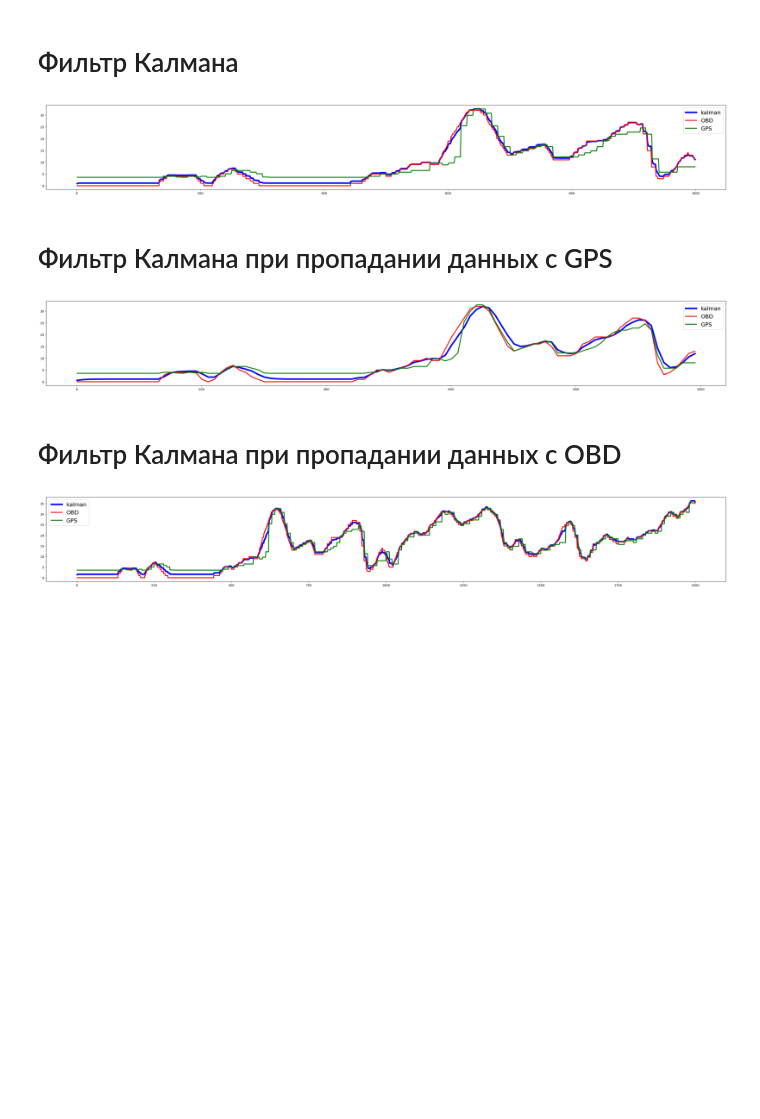
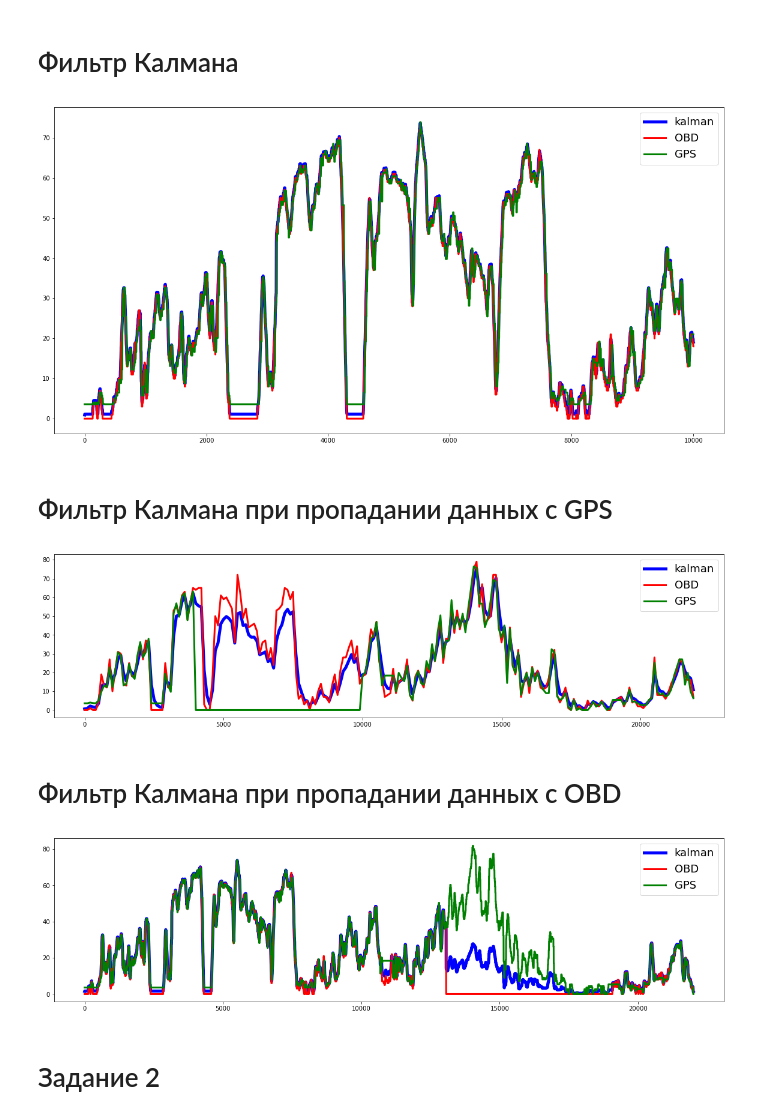
Before and after one commit to 1mm0rTaLzzz/SNAR_HW3_Kalman, a Jupyter notebook: HW3Kalman.ipynb, the cells around one changed output. Drawn from its saved outputs; the diff is of its cells as text; code cells hidden in the pictures; blank space fills up the shorter version.

```diff
--- a/HW3Kalman.ipynb
+++ b/HW3Kalman.ipynb
@@ -187,7 +188,7 @@ def update(mu1,var1,mu2,var2):
 
 def printg(t1,t,t2,time_GPS,correction,speed_GPS,speed_OBD):
     f=plt.figure()
-    f.set_figwidth(40)
+    f.set_figwidth(20)
     f.set_figheight(5)
     plt.plot([i for i in range(len(time_GPS))][t1:t:t2], correction[t1//t2:t//t2:], label='kalman', c='b',linewidth = 5)
     plt.plot([i for i in range(len(time_GPS))][t1:t:t2], speed_OBD[t1:t:t2], label='OBD', c='r', linewidth = 3)
@@ -196,30 +197,30 @@ def printg(t1,t,t2,time_GPS,correction,speed_GPS,speed_OBD):
 # %%
 correction =[]
 
 mu, sigma = 0, 80.
 
 ksi_GPS = 10
 ksi_OBD = 2
 
 v=1
 v_sigma = 2
 
 t2 = 1
 for t in range(1,len(speed_GPS),t2):
 
     mu, sigma = predict(mu, sigma, v, v_sigma)
 
     meas_GPS, meas_OBD = speed_GPS[t-1], speed_OBD[t-1]
 
     mu2, sigma2 = update(meas_OBD, ksi_OBD, meas_GPS, ksi_GPS)
 
     mu, sigma = update(mu, sigma, mu2, sigma2)
 
     correction.append(mu)
 
-printg(1,1000,t2,time_GPS,correction,speed_GPS,speed_OBD)
+printg(1,10000,t2,time_GPS,correction,speed_GPS,speed_OBD)
 # %% [output]
-[figure, old version]
+[figure, new version]
 # %% [markdown]
 # Фильтр Калмана при пропадании данных с GPS
 # %%
@@ -255,7 +256,7 @@ ksi_OBD = 2
 v=1
 v_sigma = 2
 
-t2 = 10
+t2 = 100
 for t in range(1,len(speed_GPS),t2):
 
     mu, sigma = predict(mu, sigma, v, v_sigma)
@@ -268,9 +269,9 @@ for t in range(1,len(speed_GPS),t2):
 
     correction.append(mu)
 
-printg(1,1000,t2,time_GPS,correction,speed_GPS,speed_OBD)
+printg(1,22000,t2,time_GPS,correction,speed_GPS,speed_OBD)
 # %% [output]
-[figure, old version]
+[figure, new version]
 # %% [markdown]
 # Фильтр Калмана при пропадании данных с OBD
 # %%
@@ -317,6 +318,8 @@ for t in range(1,len(speed_GPS),t2):
 
     correction.append(mu)
 
-printg(1,2000,t2,time_GPS,correction,speed_GPS,speed_OBD)
+printg(1,22000,t2,time_GPS,correction,speed_GPS,speed_OBD)
 # %% [output]
-[figure, old version]
+[figure, new version]
+# %% [markdown]
+# Задание 2
```
Also changed, not shown: parts of 9 cells of this notebook.
